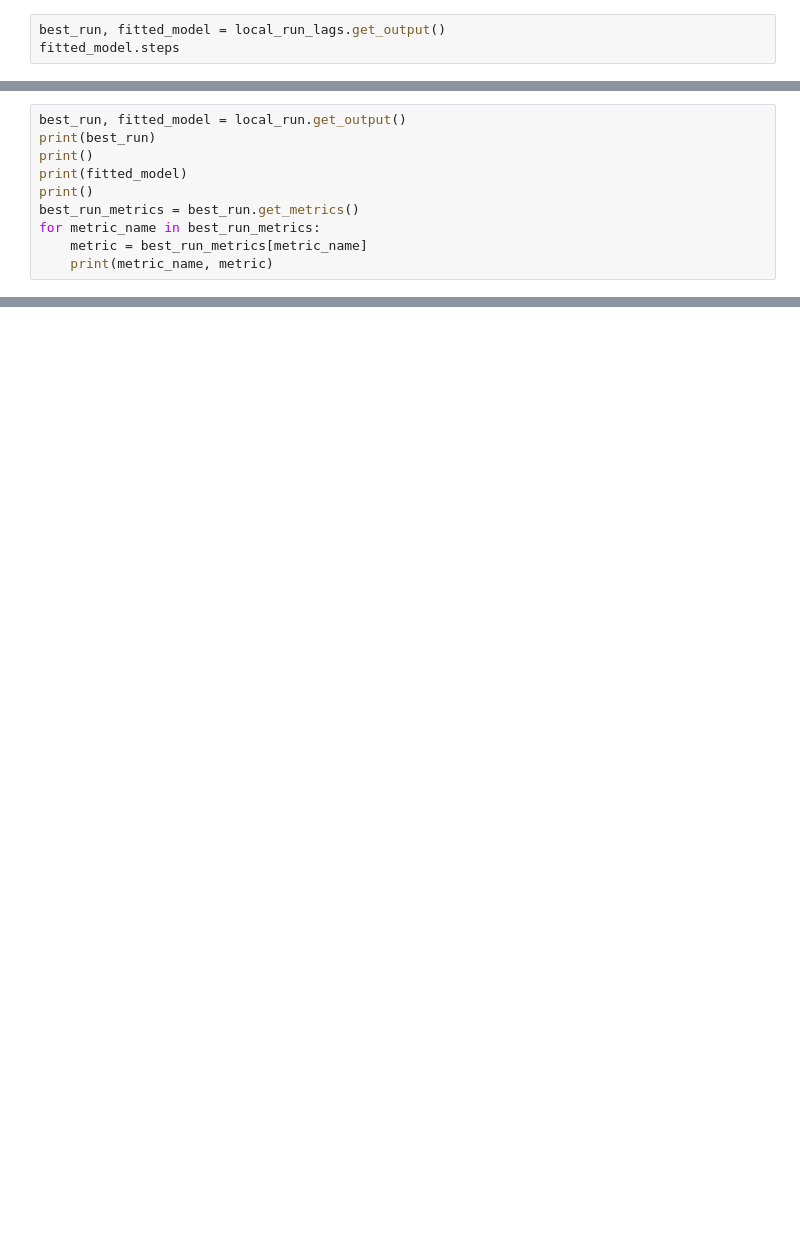
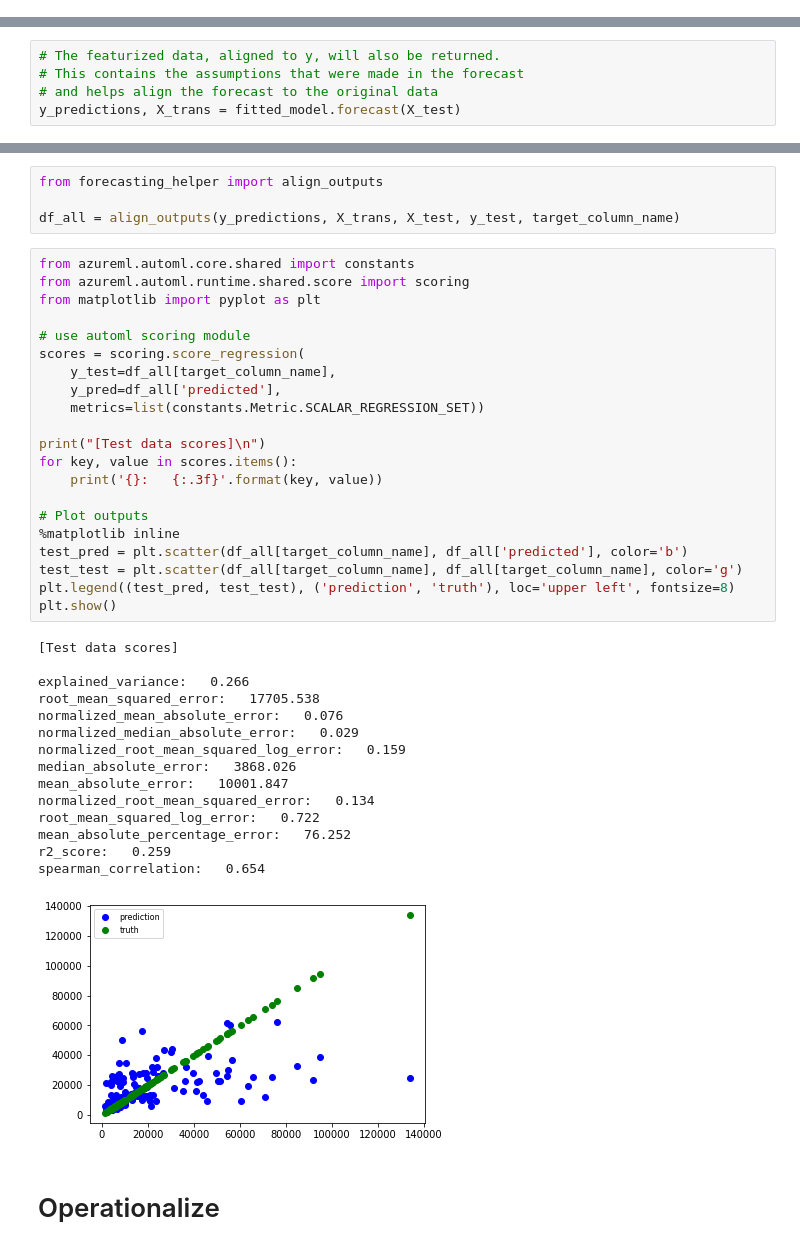
Before and after one commit to retkowsky/WorkshopAML2020, a Jupyter notebook: 4 AutoML Forecast.ipynb, the cells around one changed output, grey strips where cells are left out. Drawn from its saved outputs; the diff is of its cells as text; blank space fills up the shorter version.

```diff
--- a/4 AutoML Forecast.ipynb
+++ b/4 AutoML Forecast.ipynb
@@ -764,3 +376,0 @@ rundata
-# %%
-best_run, fitted_model = local_run_lags.get_output()
-fitted_model.steps
@@ -894,10 +376,0 @@ df_all2_APE.tail(10)
-# %%
-best_run, fitted_model = local_run.get_output()
-print(best_run)
-print()
-print(fitted_model)
-print()
-best_run_metrics = best_run.get_metrics()
-for metric_name in best_run_metrics:
-    metric = best_run_metrics[metric_name]
-    print(metric_name, metric)
@@ -961,0 +379,5 @@ https://docs.microsoft.com/en-us/azure/machine-learning/how-to-configure-auto-tr
+# %%
+# The featurized data, aligned to y, will also be returned.
+# This contains the assumptions that were made in the forecast
+# and helps align the forecast to the original data
+y_predictions, X_trans = fitted_model.forecast(X_test)
@@ -961,0 +394,43 @@ https://docs.microsoft.com/en-us/azure/machine-learning/how-to-configure-auto-tr
+# %%
+from forecasting_helper import align_outputs
+
+df_all = align_outputs(y_predictions, X_trans, X_test, y_test, target_column_name)
+# %%
+from azureml.automl.core.shared import constants
+from azureml.automl.runtime.shared.score import scoring
+from matplotlib import pyplot as plt
+
+# use automl scoring module
+scores = scoring.score_regression(
+    y_test=df_all[target_column_name],
+    y_pred=df_all['predicted'],
+    metrics=list(constants.Metric.SCALAR_REGRESSION_SET))
+
+print("[Test data scores]\n")
+for key, value in scores.items():
+    print('{}:   {:.3f}'.format(key, value))
+
+# Plot outputs
+%matplotlib inline
+test_pred = plt.scatter(df_all[target_column_name], df_all['predicted'], color='b')
+test_test = plt.scatter(df_all[target_column_name], df_all[target_column_name], color='g')
+plt.legend((test_pred, test_test), ('prediction', 'truth'), loc='upper left', fontsize=8)
+plt.show()
+# %% [output]
+[Test data scores]
+
+explained_variance:   0.266
+root_mean_squared_error:   17705.538
+normalized_mean_absolute_error:   0.076
+normalized_median_absolute_error:   0.029
+normalized_root_mean_squared_log_error:   0.159
+median_absolute_error:   3868.026
+mean_absolute_error:   10001.847
+normalized_root_mean_squared_error:   0.134
+root_mean_squared_log_error:   0.722
+mean_absolute_percentage_error:   76.252
+r2_score:   0.259
+spearman_correlation:   0.654
+[figure, added]
+# %% [markdown]
+# Operationalize
```
Also changed, not shown: parts of 144 cells of this notebook, 4 other files.
